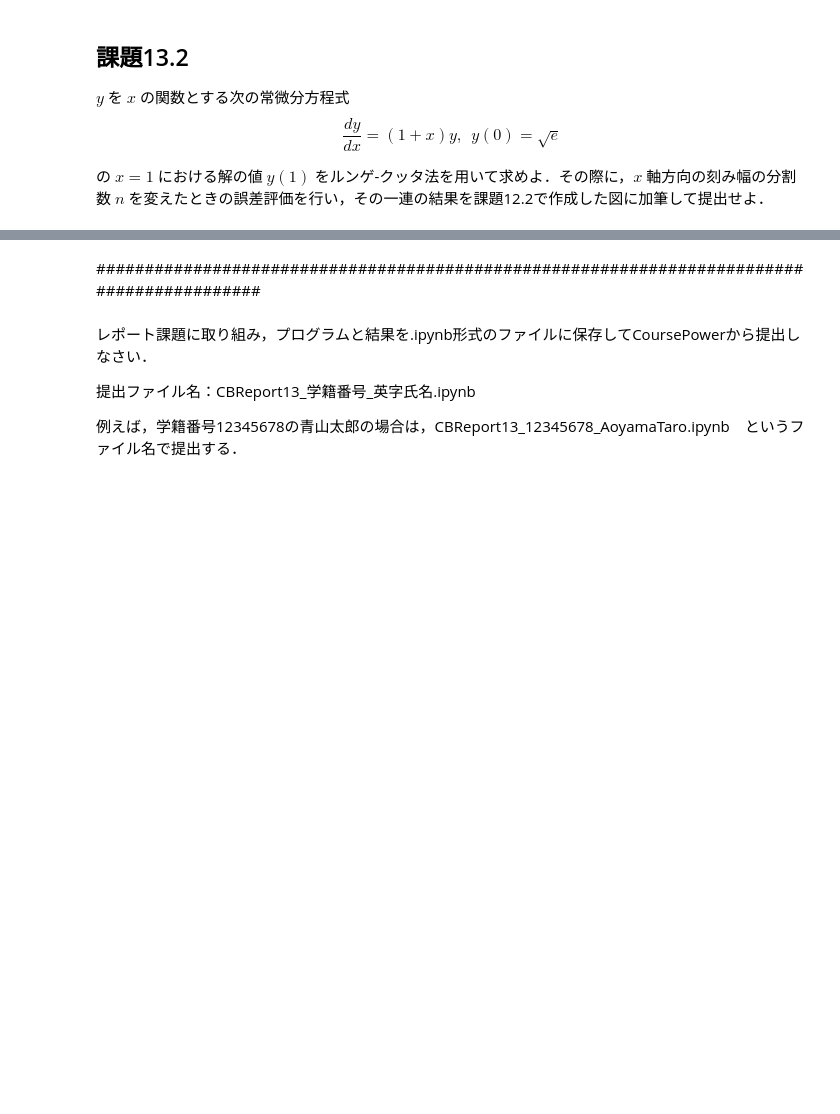
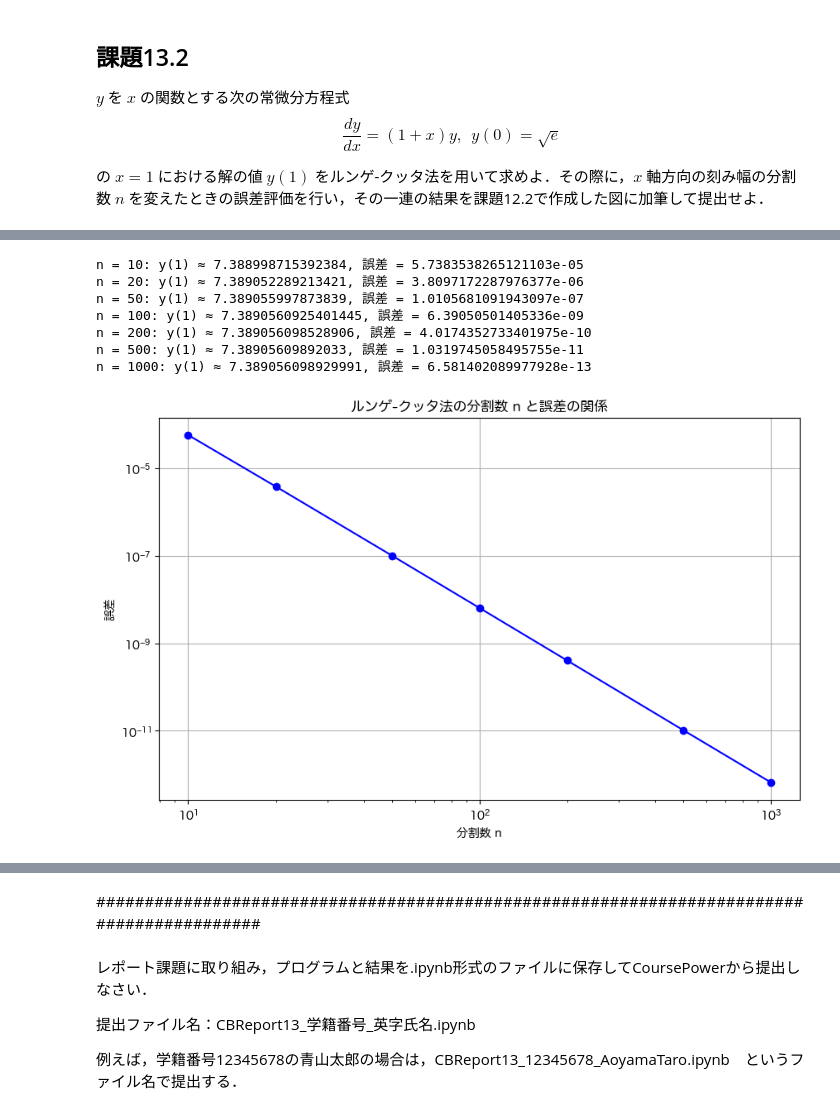
Before and after one commit to Haruki1090/CompBasicsLabs, a Jupyter notebook: CBReport13_15A22014_InoueHaruki.ipynb, the cells around one changed output, grey strips where cells are left out. Drawn from its saved outputs; the diff is of its cells as text; code cells hidden in the pictures; blank space fills up the shorter version.

```diff
--- a/CBReport13_15A22014_InoueHaruki.ipynb
+++ b/CBReport13_15A22014_InoueHaruki.ipynb
@@ -29,0 +92,65 @@ $$
+# %%
+import numpy as np
+import matplotlib.pyplot as plt
+from matplotlib import rcParams
+
+# 日本語フォントを設定
+rcParams['font.family'] = 'Hiragino Maru Gothic Pro'
+
+# 与えられた微分方程式 dy/dx = (1+x)y
+def dydx(x, y):
+    return (1 + x) * y
+
+# 初期条件
+x0 = 0
+y0 = np.sqrt(np.e)
+x_end = 1
+
+# ルンゲ-クッタ法による解の計算
+def runge_kutta(x0, y0, x_end, n):
+    h = (x_end - x0) / n
+    x = x0
+    y = y0
+    for i in range(n):
+        k1 = h * dydx(x, y)
+        k2 = h * dydx(x + 0.5 * h, y + 0.5 * k1)
+        k3 = h * dydx(x + 0.5 * h, y + 0.5 * k2)
+        k4 = h * dydx(x + h, y + k3)
+        y += (k1 + 2 * k2 + 2 * k3 + k4) / 6
+        x += h
+    return y
+
+# 理論解を計算
+def exact_solution(x):
+    return np.sqrt(np.e) * np.exp(x + 0.5 * x**2)
+
+# 分割数 n のリスト
+n_values = [10, 20, 50, 100, 200, 500, 1000]
+
+# 誤差評価
+errors = []
+
+for n in n_values:
+    y_rk = runge_kutta(x0, y0, x_end, n)
+    y_exact = exact_solution(x_end)
+    error = abs(y_rk - y_exact)
+    errors.append(error)
+    print(f"n = {n}: y(1) ≈ {y_rk}, 誤差 = {error}")
+
+# 誤差のプロット
+plt.figure(figsize=(10, 6))
+plt.loglog(n_values, errors, marker='o', linestyle='-', color='b')
+plt.xlabel('分割数 n')
+plt.ylabel('誤差')
+plt.title('ルンゲ-クッタ法の分割数 n と誤差の関係')
+plt.grid(True)
+plt.show()
+# %% [output]
+n = 10: y(1) ≈ 7.388998715392384, 誤差 = 5.7383538265121103e-05
+n = 20: y(1) ≈ 7.389052289213421, 誤差 = 3.8097172287976377e-06
+n = 50: y(1) ≈ 7.389055997873839, 誤差 = 1.0105681091943097e-07
+n = 100: y(1) ≈ 7.3890560925401445, 誤差 = 6.39050501405336e-09
+n = 200: y(1) ≈ 7.389056098528906, 誤差 = 4.0174352733401975e-10
+n = 500: y(1) ≈ 7.38905609892033, 誤差 = 1.0319745058495755e-11
+n = 1000: y(1) ≈ 7.389056098929991, 誤差 = 6.581402089977928e-13
+[figure, added]
```
Also changed, not shown: parts of 4 cells of this notebook.
